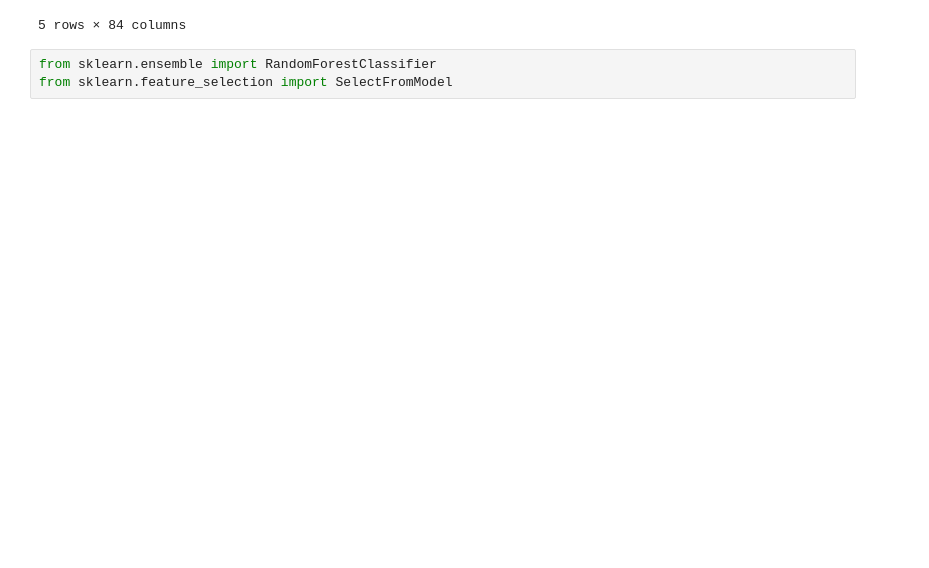
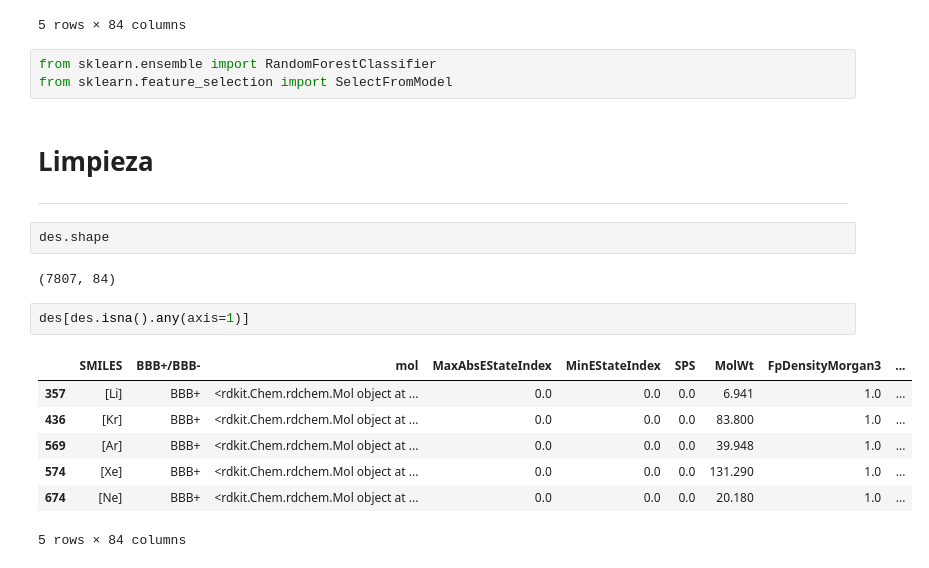
Before and after one commit to Eliud7720/Proyecto-Alzheimer-viejo, a Jupyter notebook: Barrera/Descriptores moleculares/descriptores_modelo.ipynb, the cells around one changed output. Cells and saved outputs as stored; diff of their text form; blank space fills up the shorter version.

```diff
--- a/Barrera/Descriptores moleculares/descriptores_modelo.ipynb
+++ b/Barrera/Descriptores moleculares/descriptores_modelo.ipynb
@@ -18,3 +18,20 @@ des.head()
 # %%
 from sklearn.ensemble import RandomForestClassifier
 from sklearn.feature_selection import SelectFromModel
+# %% [markdown]
+# Limpieza
+<hr>
+# %%
+des.shape
+# %% [output]
+(7807, 84)
+# %%
+des[des.isna().any(axis=1)]
+# %% [output]
+|  | SMILES | BBB+/BBB- | mol | MaxAbsEStateIndex | MinEStateIndex | SPS | MolWt | FpDensityMorgan3 | ... |
+| 357 | [Li] | BBB+ | <rdkit.Chem.rdchem.Mol object at ... | 0.0 | 0.0 | 0.0 | 6.941 | 1.0 | ... |
+| 436 | [Kr] | BBB+ | <rdkit.Chem.rdchem.Mol object at ... | 0.0 | 0.0 | 0.0 | 83.800 | 1.0 | ... |
+| 569 | [Ar] | BBB+ | <rdkit.Chem.rdchem.Mol object at ... | 0.0 | 0.0 | 0.0 | 39.948 | 1.0 | ... |
+| 574 | [Xe] | BBB+ | <rdkit.Chem.rdchem.Mol object at ... | 0.0 | 0.0 | 0.0 | 131.290 | 1.0 | ... |
+| 674 | [Ne] | BBB+ | <rdkit.Chem.rdchem.Mol object at ... | 0.0 | 0.0 | 0.0 | 20.180 | 1.0 | ... |
+5 rows × 84 columns
```
Also changed, not shown: parts of 46 cells of this notebook.
